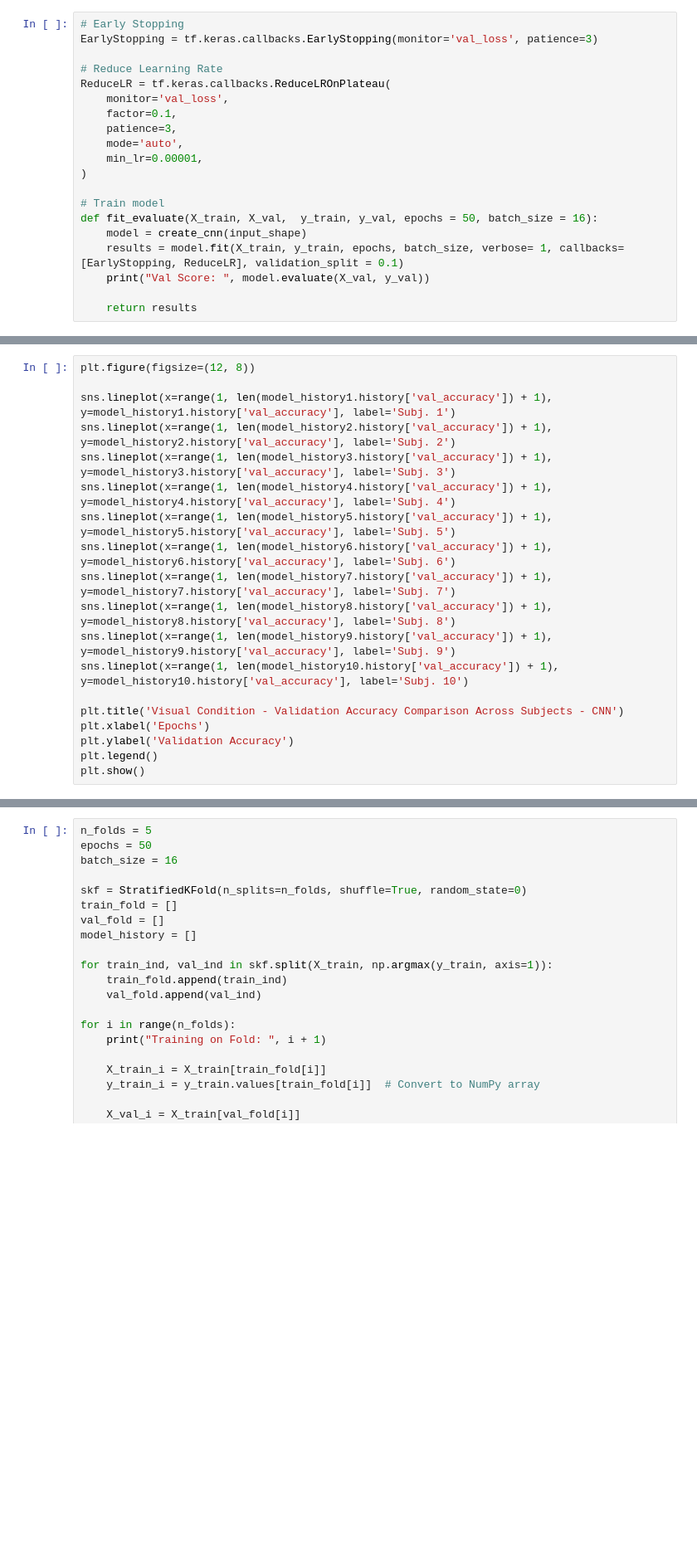
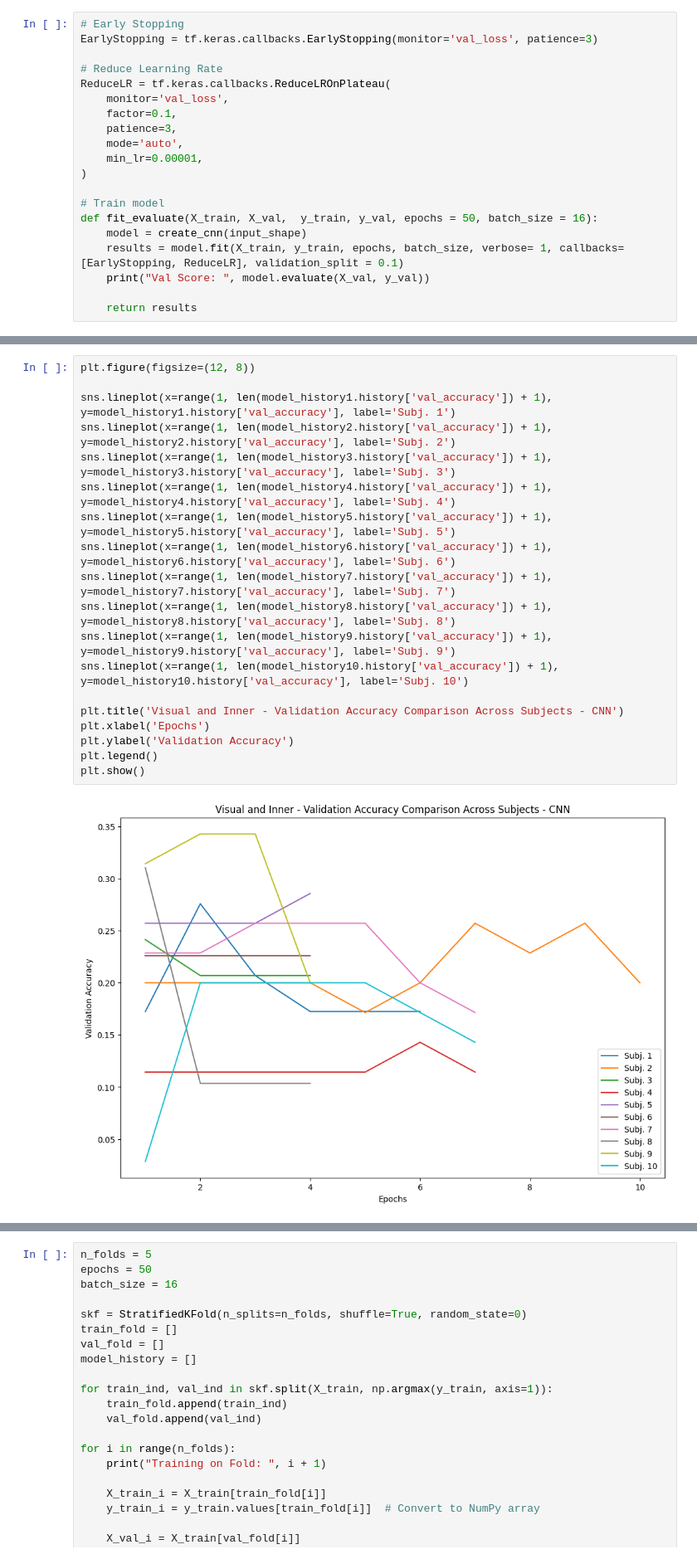
Before and after one commit to nelewerner/ml-project, a Jupyter notebook: inner-speech-drake.ipynb, the cells around one changed output, grey strips where cells are left out. Shown at 83% size. Saved outputs shown, nothing was run; the diff lists cells and outputs as text; blank space fills up the shorter version.

```diff
--- a/inner-speech-drake.ipynb
+++ b/inner-speech-drake.ipynb
@@ -521,22 +646,24 @@ plt.show()
 # %%
 plt.figure(figsize=(12, 8))
 
 sns.lineplot(x=range(1, len(model_history1.history['val_accuracy']) + 1), y=model_history1.history['val_accuracy'], label='Subj. 1')
 sns.lineplot(x=range(1, len(model_history2.history['val_accuracy']) + 1), y=model_history2.history['val_accuracy'], label='Subj. 2')
 sns.lineplot(x=range(1, len(model_history3.history['val_accuracy']) + 1), y=model_history3.history['val_accuracy'], label='Subj. 3')
 sns.lineplot(x=range(1, len(model_history4.history['val_accuracy']) + 1), y=model_history4.history['val_accuracy'], label='Subj. 4')
 sns.lineplot(x=range(1, len(model_history5.history['val_accuracy']) + 1), y=model_history5.history['val_accuracy'], label='Subj. 5')
 sns.lineplot(x=range(1, len(model_history6.history['val_accuracy']) + 1), y=model_history6.history['val_accuracy'], label='Subj. 6')
 sns.lineplot(x=range(1, len(model_history7.history['val_accuracy']) + 1), y=model_history7.history['val_accuracy'], label='Subj. 7')
 sns.lineplot(x=range(1, len(model_history8.history['val_accuracy']) + 1), y=model_history8.history['val_accuracy'], label='Subj. 8')
 sns.lineplot(x=range(1, len(model_history9.history['val_accuracy']) + 1), y=model_history9.history['val_accuracy'], label='Subj. 9')
 sns.lineplot(x=range(1, len(model_history10.history['val_accuracy']) + 1), y=model_history10.history['val_accuracy'], label='Subj. 10')
 
-plt.title('Visual Condition - Validation Accuracy Comparison Across Subjects - CNN')
+plt.title('Visual and Inner - Validation Accuracy Comparison Across Subjects - CNN')
 plt.xlabel('Epochs')
 plt.ylabel('Validation Accuracy')
 plt.legend()
 plt.show()
+# %% [output]
+[figure, added]
 # %%
 import seaborn as sns
 import matplotlib.pyplot as plt
```
Also changed, not shown: parts of 32 cells of this notebook.
